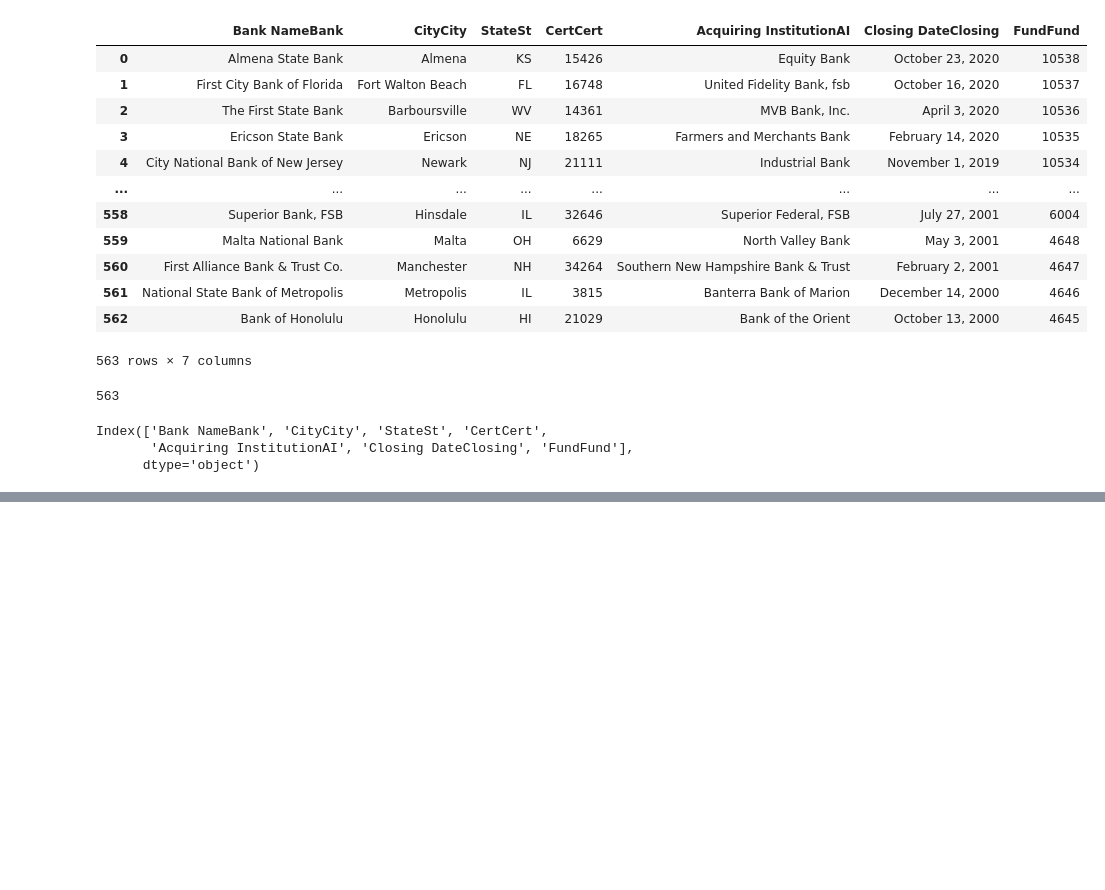
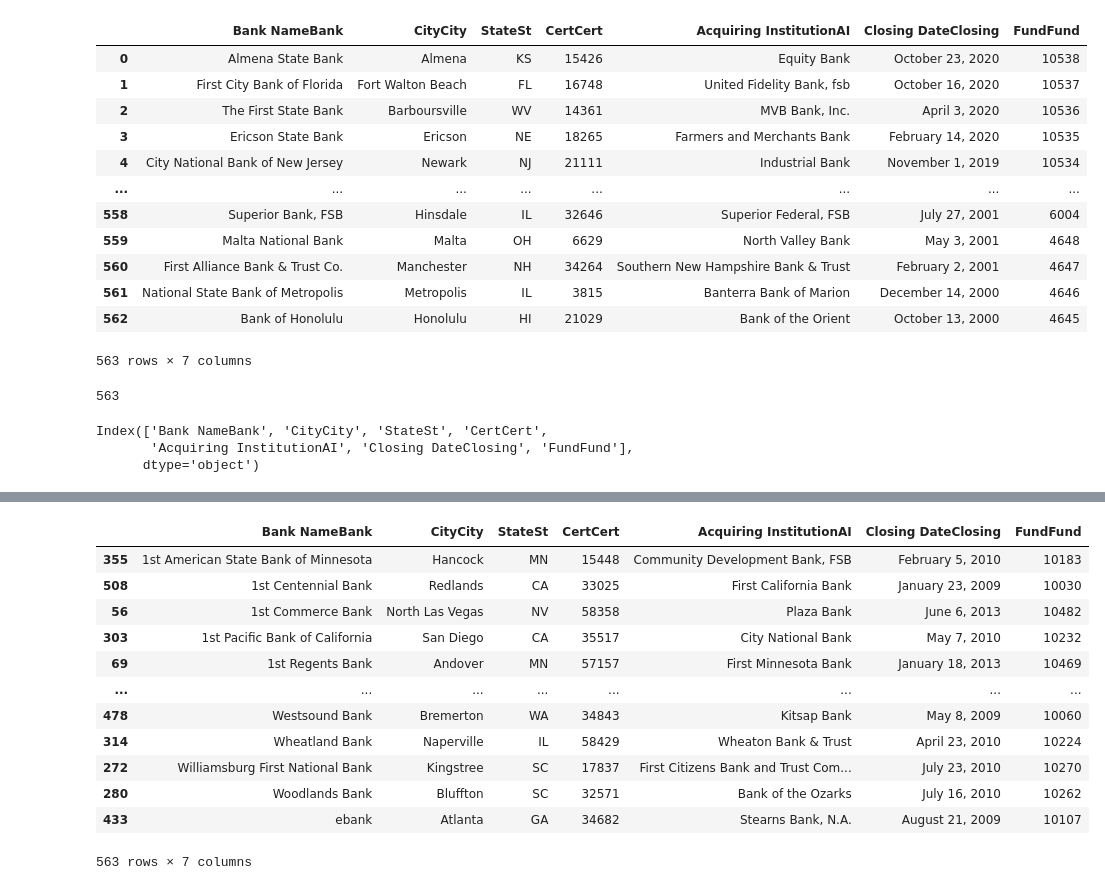
Before and after one commit to lionel5116/UpWorkStudiesPython, a Jupyter notebook: UsingPandasWebScraping.ipynb, the cells around one changed output, grey strips where cells are left out. Drawn from its saved outputs; the diff is of its cells as text; code cells hidden in the pictures; blank space fills up the shorter version.

```diff
--- a/UsingPandasWebScraping.ipynb
+++ b/UsingPandasWebScraping.ipynb
@@ -51,0 +74,16 @@ Index(['Bank NameBank', 'CityCity', 'StateSt', 'CertCert',
+# %%
+FailedBankData[0].sort_values('Bank NameBank')
+# %% [output]
+|  | Bank NameBank | CityCity | StateSt | CertCert | Acquiring InstitutionAI | Closing DateClosing | FundFund |
+| 355 | 1st American State Bank of Minnesota | Hancock | MN | 15448 | Community Development Bank, FSB | February 5, 2010 | 10183 |
+| 508 | 1st Centennial Bank | Redlands | CA | 33025 | First California Bank | January 23, 2009 | 10030 |
+| 56 | 1st Commerce Bank | North Las Vegas | NV | 58358 | Plaza Bank | June 6, 2013 | 10482 |
+| 303 | 1st Pacific Bank of California | San Diego | CA | 35517 | City National Bank | May 7, 2010 | 10232 |
+| 69 | 1st Regents Bank | Andover | MN | 57157 | First Minnesota Bank | January 18, 2013 | 10469 |
+| ... | ... | ... | ... | ... | ... | ... | ... |
+| 478 | Westsound Bank | Bremerton | WA | 34843 | Kitsap Bank | May 8, 2009 | 10060 |
+| 314 | Wheatland Bank | Naperville | IL | 58429 | Wheaton Bank & Trust | April 23, 2010 | 10224 |
+| 272 | Williamsburg First National Bank | Kingstree | SC | 17837 | First Citizens Bank and Trust Com... | July 23, 2010 | 10270 |
+| 280 | Woodlands Bank | Bluffton | SC | 32571 | Bank of the Ozarks | July 16, 2010 | 10262 |
+| 433 | ebank | Atlanta | GA | 34682 | Stearns Bank, N.A. | August 21, 2009 | 10107 |
+563 rows × 7 columns
```
Also changed, not shown: parts of 5 cells of this notebook, 1 other file.
